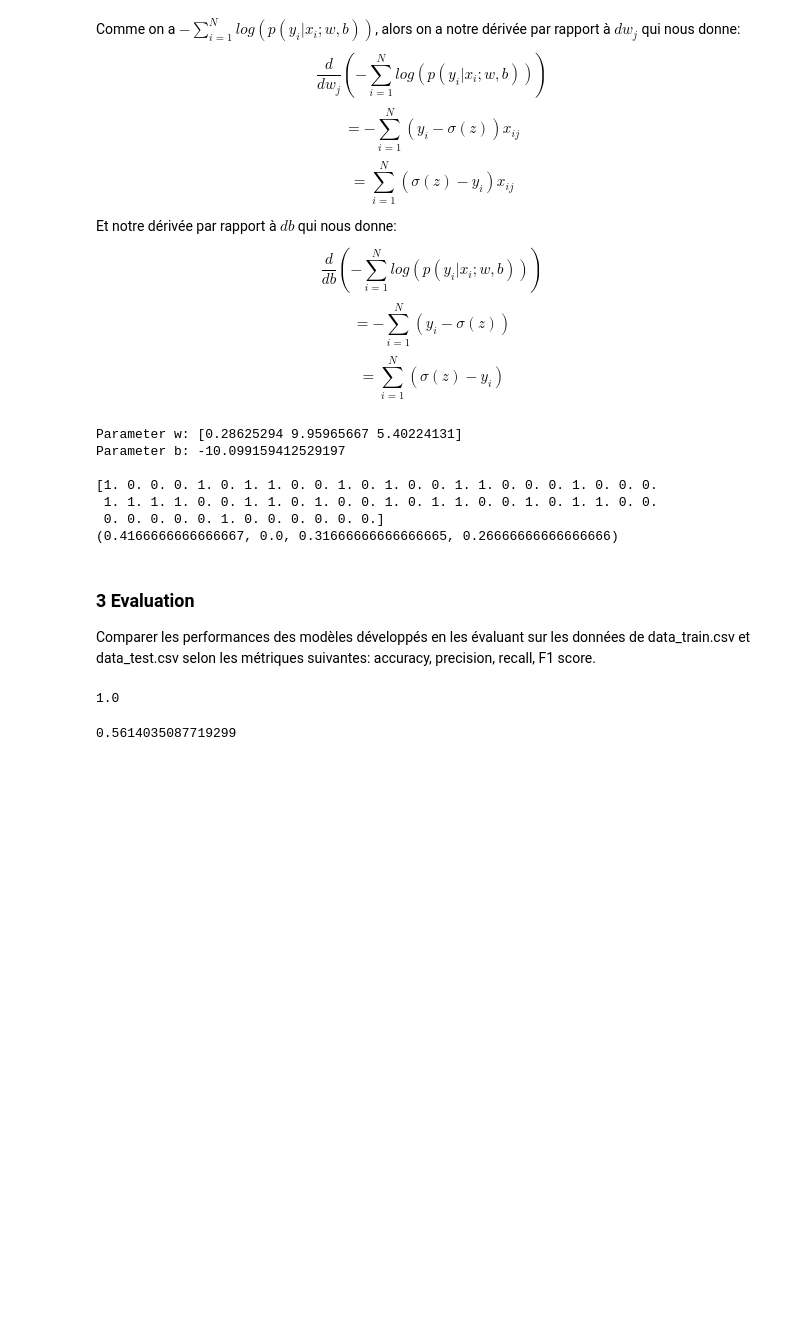
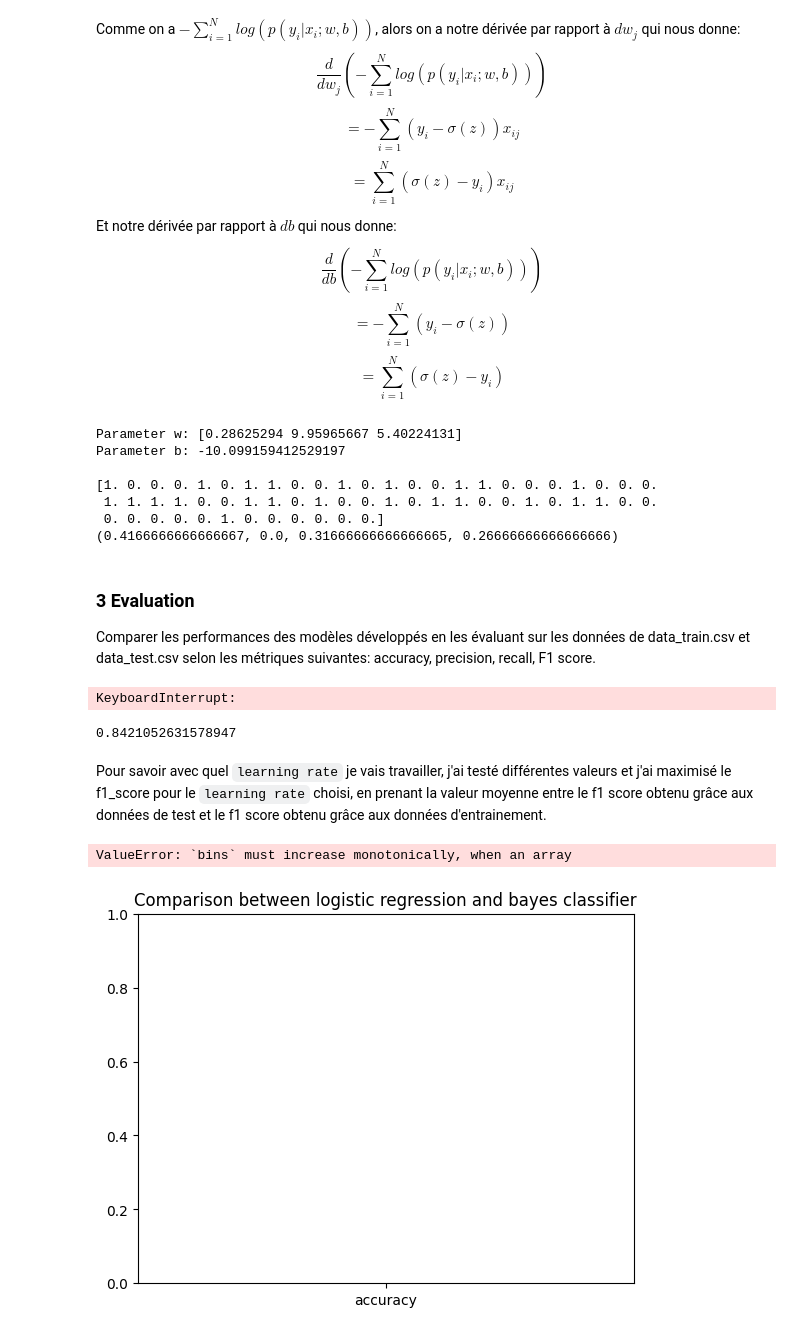
Before and after one commit to Arkanthara/ia, a Jupyter notebook: donnet_michel_TP5.ipynb, the cells around one changed output. Saved outputs shown, nothing was run; the diff lists cells and outputs as text; code cells hidden in the pictures; blank space fills up the shorter version.

```diff
--- a/donnet_michel_TP5.ipynb
+++ b/donnet_michel_TP5.ipynb
@@ -179,7 +179,7 @@ def naive_base(distrib: dict, header: np.ndarray, data: np.ndarray):
 FN, FP, TN, TP = range(4)
 
 
-def eval_naive_base(data: np.ndarray, header: np.ndarray, data_test: np.ndarray, target: int, prediction: bool = False):
+def eval_naive_base(data: np.ndarray, data_test: np.ndarray, header: np.ndarray, target: int, prediction: bool = False):
     """
     Function used to evaluate the performance of the naive base classifier on a given test dataset
 
@@ -232,7 +232,7 @@ def eval_naive_base(data: np.ndarray, header: np.ndarray, data_test: np.ndarray,
 
 _, data_test = convert_csv2array('data_test.csv')
 
-print(eval_naive_base(data, header, data_test, 3, True))
+print(eval_naive_base(data, data_test, header, 3, True))
 # %% [output]
 [1, 0, 0, 0, 1, 0, 1, 1, 0, 0, 1, 0, 0, 0, 0, 1, 1, 0, 0, 0, 1, 1, 0, 0, 1, 1, 1, 1, 0, 1, 1, 1, 0, 1, 0, 0, 0, 0, 0, 1, 0, 0, 1, 0, 1, 1, 0, 0, 0, 0, 0, 0, 0, 1, 0, 0, 1, 1, 0, 0]
 # %% [markdown]
@@ -566,7 +566,7 @@ Parameter b: -10.099159412529197
 Comparer les performances des modèles développés en les évaluant sur les données de data_train.csv
 et data_test.csv selon les métriques suivantes: accuracy, precision, recall, F1 score.
 # %%
-def accuracy(data: np.ndarray, data_test: np.ndarray, header: np.ndarray, target: int, regression: bool = False) -> float:
+def accuracy(data: np.ndarray, data_test: np.ndarray, header: np.ndarray, target: int, regression: bool = False, num_iters: int = 1000, learning_rate: float = 0.005) -> float:
     """
     Return the error rate of the model for a given set of test datas
 
@@ -588,7 +588,7 @@ def accuracy(data: np.ndarray, data_test: np.ndarray, header: np.ndarray, target
     Return the probability of making an error in our prediction
     """
     if regression:
-        fn, fp, tn, tp = eval_regression(data, data_test, header, target)
+        fn, fp, tn, tp = eval_regression(data, data_test, header, target, num_iters, learning_rate)
     else:
         fn, fp, tn, tp = eval_naive_base(data, data_test, header, target)
     return (fp + fn)/(tp + tn + fp + fn)
@@ -658,16 +658,43 @@ def f1_score(data: np.ndarray, data_test: np.ndarray, header: np.ndarray, target
 # Get optimal parameters w and b for logistic regression
 maximum = 0
 index = 0
-learning_rate = np.linspace(0.1, 1, 10000)
+learning_rate = np.linspace(0.001, 1, 1000)
 for i in range(len(learning_rate)):
     tmp = f1_score(data, data_test, header, 3, True, 1000, learning_rate[i])
-    if tmp > maximum:
-        maximum = tmp
+    tmp_2 = f1_score(data, data, header, 3, True, 1000, learning_rate[i])
+    if (tmp + tmp_2) / 2 > maximum:
+        maximum = (tmp + tmp_2) / 2
         index = i
-print(learning_rate[i])
+print(learning_rate[index])
 # %% [output]
-1.0
+KeyboardInterrupt:
 # %%
-print(f1_score(data, data_test, header, 3, True))
+print(f1_score(data, data_test, header, 3, True, 1000, 0.08))
 # %% [output]
-0.5614035087719299
+0.8421052631578947
+# %% [markdown]
+Pour savoir avec quel `learning rate` je vais travailler, j'ai testé différentes valeurs et j'ai maximisé le f1_score pour le `learning rate` choisi, en prenant la valeur moyenne entre le f1 score obtenu grâce aux données de test et le f1 score obtenu grâce aux données d'entrainement.
+# %%
+import matplotlib.pyplot as plt
+
+def compare_methods(data: np.ndarray, data_test: np.ndarray, header: np.ndarray, target: int, num_iters: int, learning_rate: float):
+    accuracy_regression = accuracy(data, data_test, header, target, True, num_iters, learning_rate)
+    accuracy_bayes = accuracy(data, data_test, header, target, False)
+
+    precision_regression = precision(data, data_test, header, target, True, num_iters, learning_rate)
+    precision_bayes = precision(data, data_test, header, target, False)
+
+    f1_score_regression = f1_score(data, data_test, header, target, True, num_iters, learning_rate)
+    fu_score_bayes = f1_score(data, data_test, header, target, False)
+
+    plt.figure()
+    plt.title("Comparison between logistic regression and bayes classifier")
+    plt.hist(["accuracy", "precision", "recall", "f1 score"], [accuracy_regression, precision_regression[0], precision_regression[1], f1_score_regression])
+    plt.legend()
+    plt.show()
+
+
+compare_methods(data, data_test, header, 3, 1000, 0.032)
+# %% [output]
+ValueError: `bins` must increase monotonically, when an array
+[figure, added]
```
